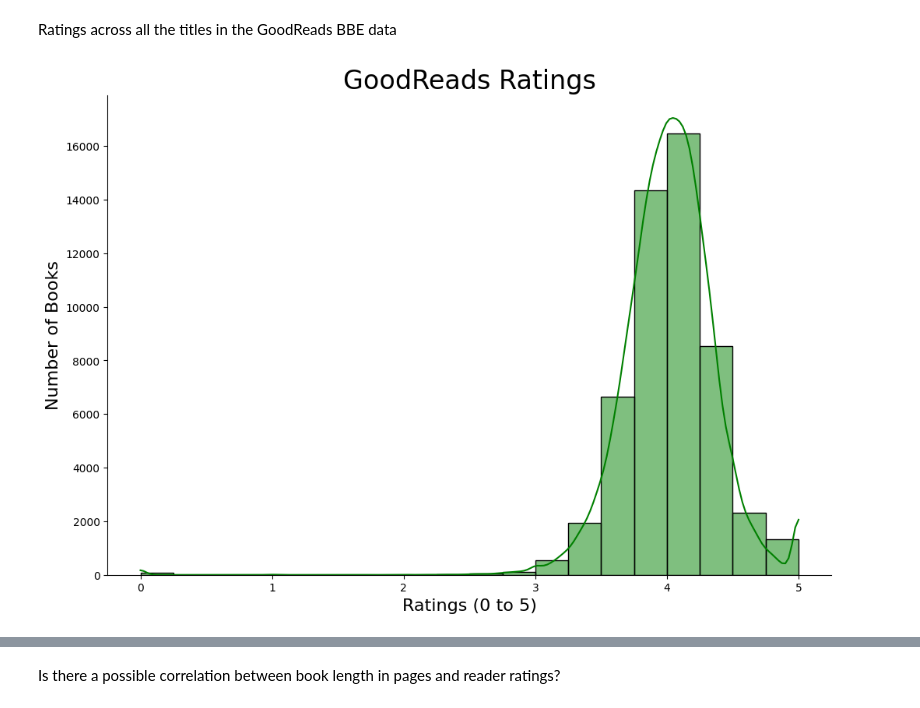
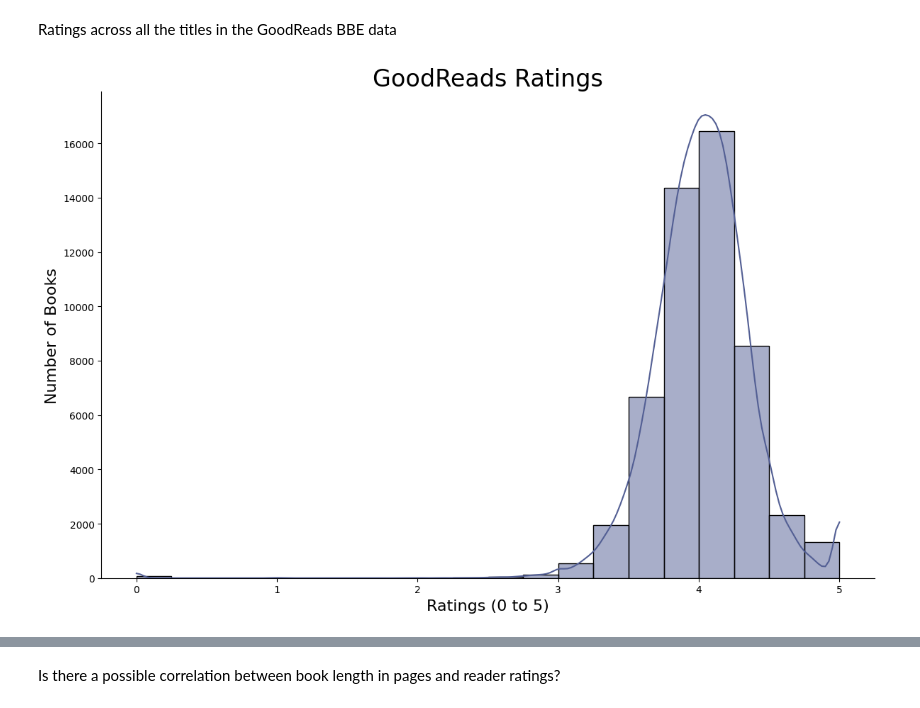
Before and after one commit to lindensourcelinc/GoodReads_BestBook_Analysis, a Jupyter notebook: notebooks/notes.ipynb, the cells around one changed output, grey strips where cells are left out. Saved outputs shown, nothing was run; the diff lists cells and outputs as text; code cells hidden in the pictures.

```diff
--- a/notebooks/notes.ipynb
+++ b/notebooks/notes.ipynb
@@ -573,24 +559,24 @@ Ratings across all the titles in the GoodReads BBE data
 # %%
 book_rates = up_df.dropna(subset=['rating'])
 
 plt.figure(figsize=(12,8))
 
-sns.histplot(data=book_rates, x='rating', bins=20, kde=True, color= 'green')
+sns.histplot(data=book_rates, x='rating', bins=20, kde=True, color= "#535F94")
 
 ax = plt.gca()
 ax.spines['top'].set_visible(False)
 ax.spines['right'].set_visible(False)
 
 plt.title("GoodReads Ratings", fontsize=24)
 plt.xlabel('Ratings (0 to 5)', fontsize=16)
 plt.ylabel('Number of Books', fontsize=16)
 
 
 
-plt.tight_layout
+plt.tight_layout()
 plt.show()
 # %% [output]
-[figure, old version]
+[figure, new version]
 # %% [markdown]
 What question or idea does this chart help answer?
 
```
Also changed, not shown: parts of 11 cells of this notebook.
